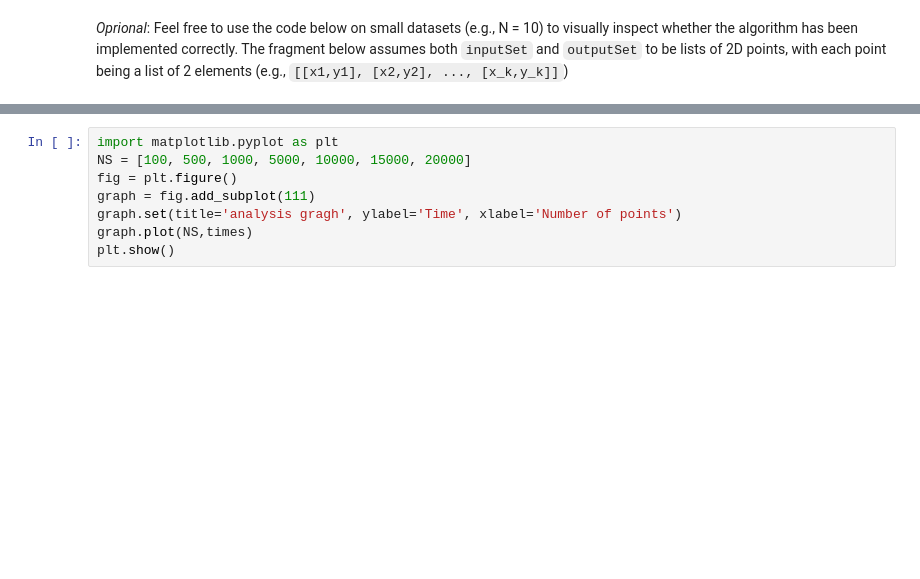
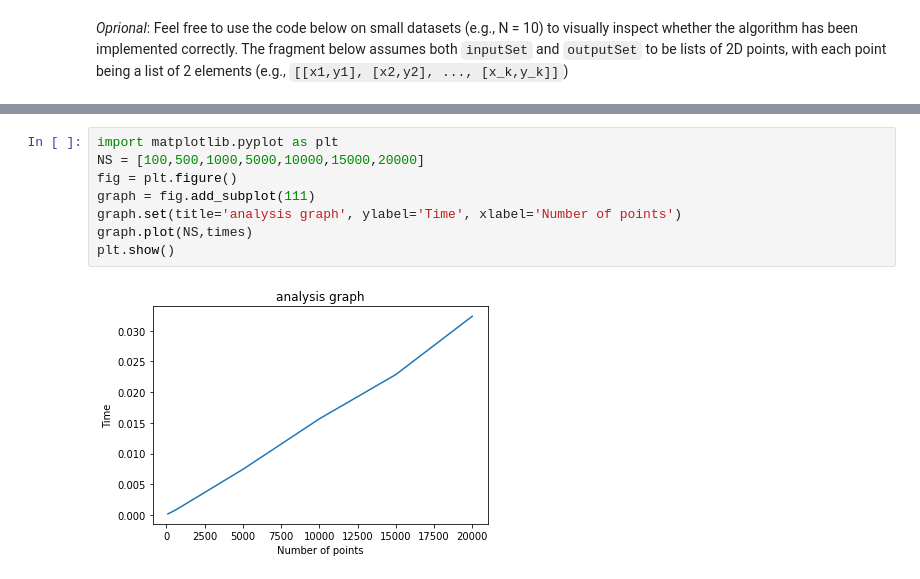
Before and after one commit to ckakbulut/COMP0005-Algos, a Jupyter notebook: grahamscan.ipynb, the cells around one changed output, grey strips where cells are left out. Cells and saved outputs as stored; diff of their text form; blank space fills up the shorter version.

```diff
--- a/grahamscan.ipynb
+++ b/grahamscan.ipynb
@@ -170,8 +177,10 @@ plt.show()
 # %%
-import matplotlib.pyplot as plt
-NS = [100, 500, 1000, 5000, 10000, 15000, 20000]
-fig = plt.figure()
-graph = fig.add_subplot(111)
-graph.set(title='analysis gragh', ylabel='Time', xlabel='Number of points')
+import matplotlib.pyplot as plt
+NS = [100,500,1000,5000,10000,15000,20000]
+fig = plt.figure()
+graph = fig.add_subplot(111)
+graph.set(title='analysis graph', ylabel='Time', xlabel='Number of points')
 graph.plot(NS,times)
 plt.show()
+# %% [output]
+[figure, added]
```
Also changed, not shown: parts of 4 cells of this notebook.
